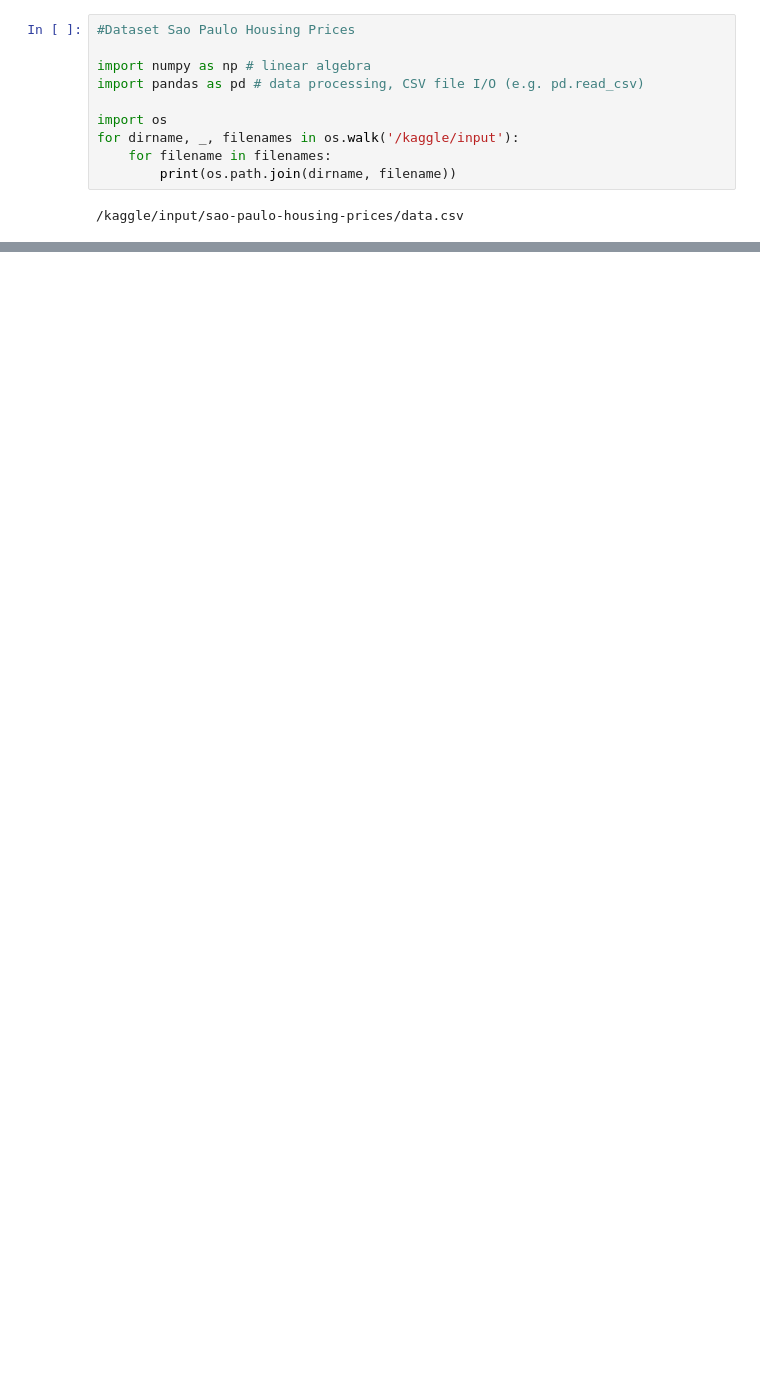
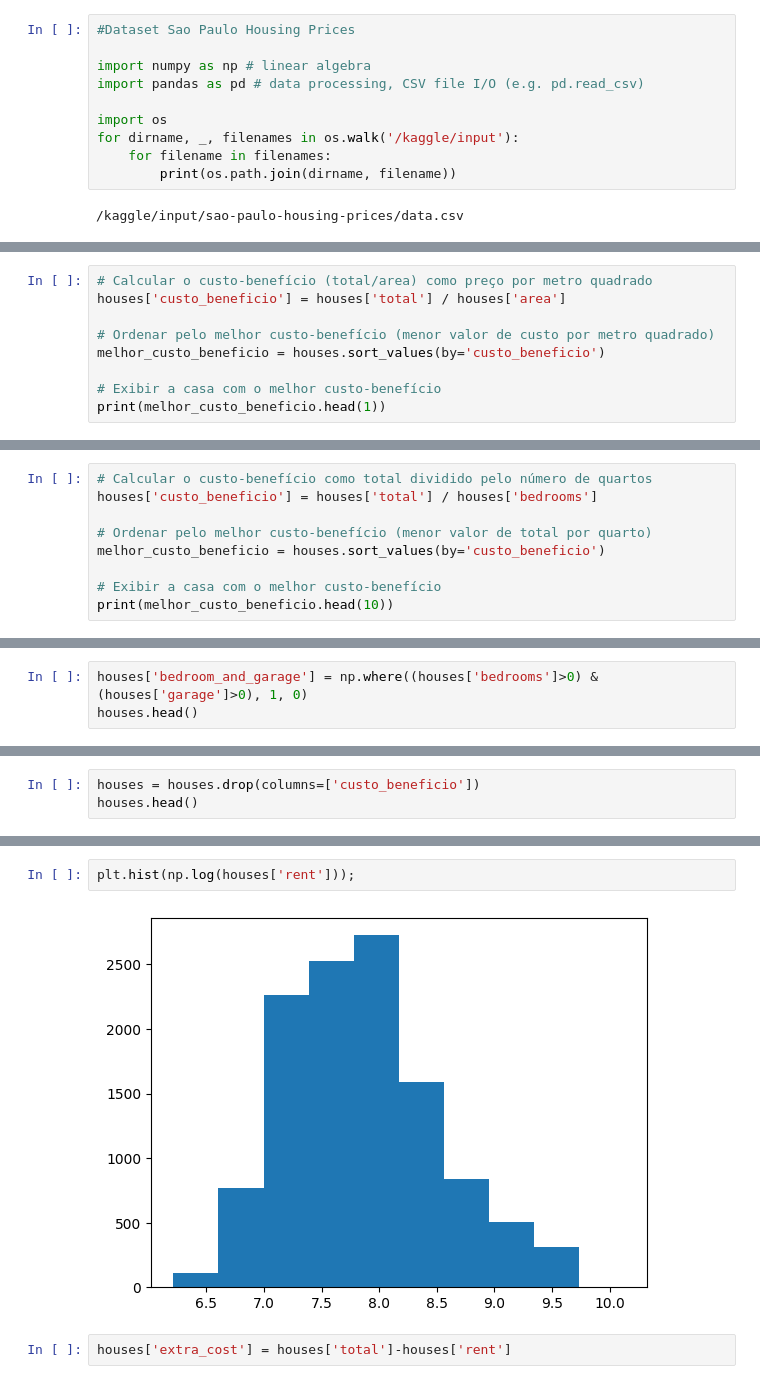
Before and after one commit to isaquewgda/ML-predict-rental-saopaulo, a Jupyter notebook: ml-predict-rental-saopaulo.ipynb, the cells around one changed output, grey strips where cells are left out. Cells and saved outputs as stored; diff of their text form; blank space fills up the shorter version.

```diff
--- a/ml-predict-rental-saopaulo.ipynb
+++ b/ml-predict-rental-saopaulo.ipynb
@@ -12,0 +91,9 @@ for dirname, _, filenames in os.walk('/kaggle/input'):
+# %%
+# Calcular o custo-benefício (total/area) como preço por metro quadrado
+houses['custo_beneficio'] = houses['total'] / houses['area']
+
+# Ordenar pelo melhor custo-benefício (menor valor de custo por metro quadrado)
+melhor_custo_beneficio = houses.sort_values(by='custo_beneficio')
+
+# Exibir a casa com o melhor custo-benefício
+print(melhor_custo_beneficio.head(1))
@@ -12,0 +103,9 @@ for dirname, _, filenames in os.walk('/kaggle/input'):
+# %%
+# Calcular o custo-benefício como total dividido pelo número de quartos
+houses['custo_beneficio'] = houses['total'] / houses['bedrooms']
+
+# Ordenar pelo melhor custo-benefício (menor valor de total por quarto)
+melhor_custo_beneficio = houses.sort_values(by='custo_beneficio')
+
+# Exibir a casa com o melhor custo-benefício
+print(melhor_custo_beneficio.head(10))
@@ -12,0 +130,3 @@ for dirname, _, filenames in os.walk('/kaggle/input'):
+# %%
+houses['bedroom_and_garage'] = np.where((houses['bedrooms']>0) & (houses['garage']>0), 1, 0)
+houses.head()
@@ -12,0 +140,3 @@ for dirname, _, filenames in os.walk('/kaggle/input'):
+# %%
+houses = houses.drop(columns=['custo_beneficio'])
+houses.head()
@@ -12,0 +150,6 @@ for dirname, _, filenames in os.walk('/kaggle/input'):
+# %%
+plt.hist(np.log(houses['rent']));
+# %% [output]
+[figure, added]
+# %%
+houses['extra_cost'] = houses['total']-houses['rent']
```
Also changed, not shown: parts of 30 cells of this notebook.
